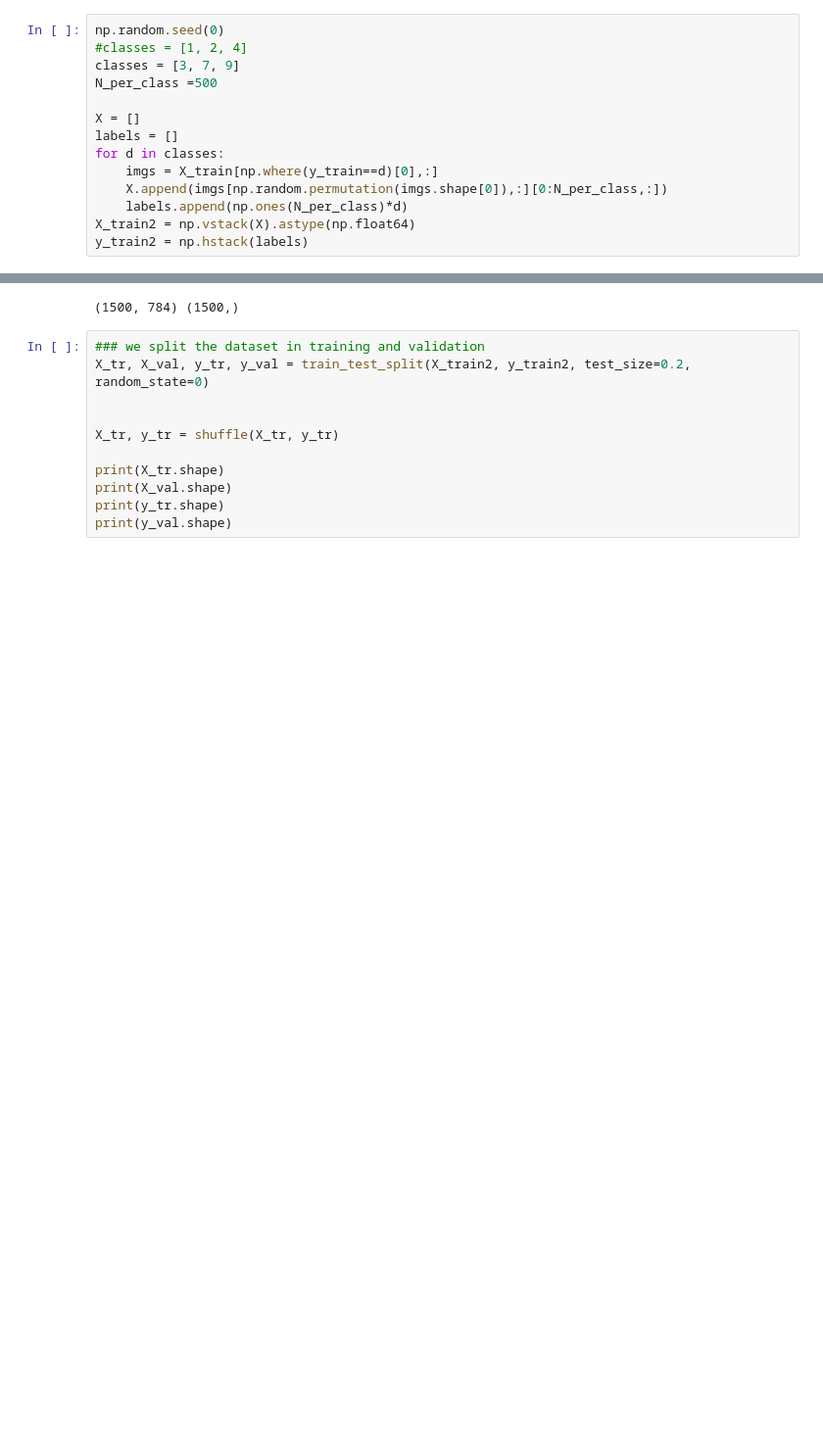
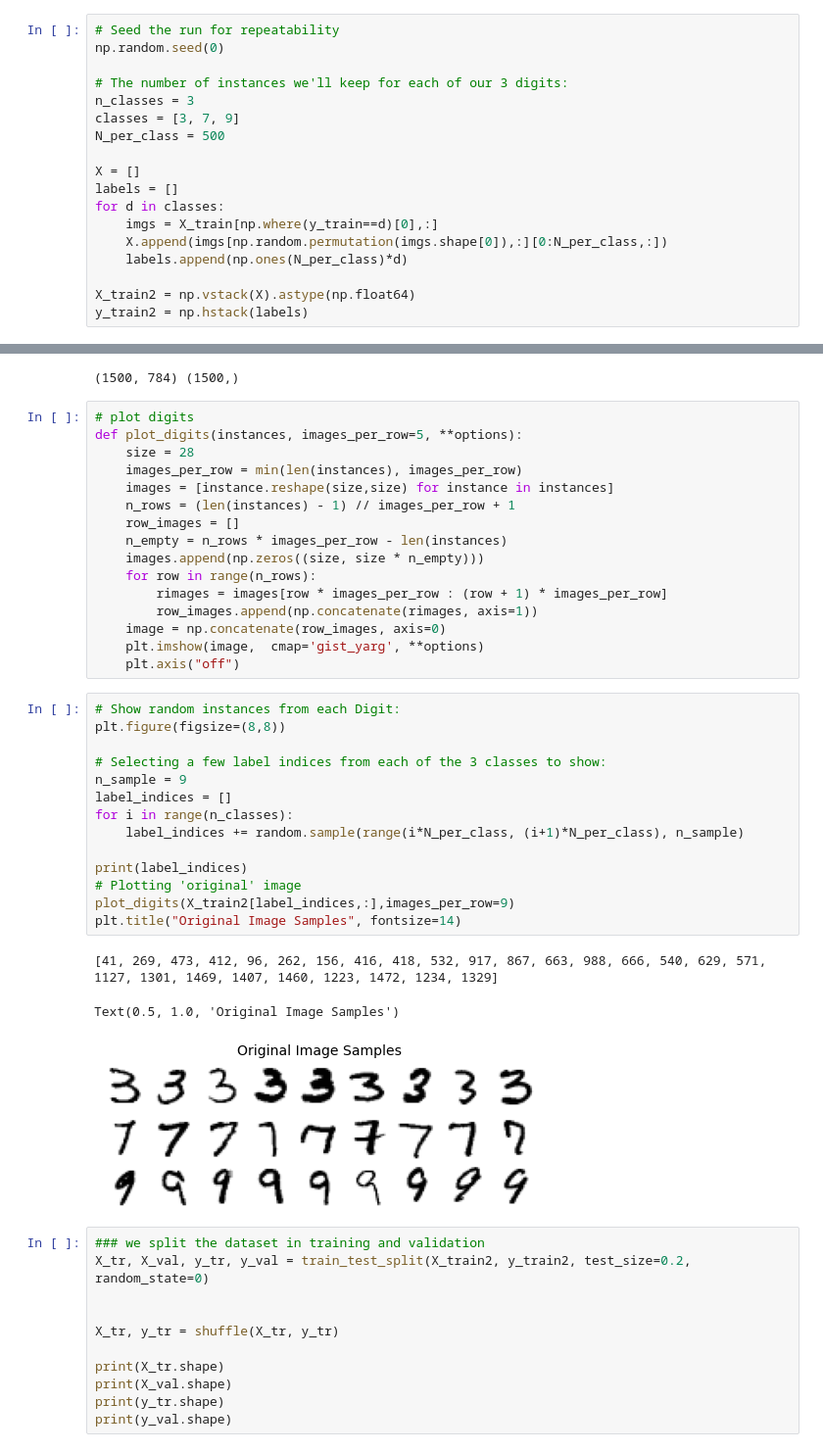
Before and after one commit to darrendefaoite/ET5003_SEM1_2021-2, a Jupyter notebook: Week-1/Etivity1.2.ipynb, the cells around one changed output, grey strips where cells are left out. Shown at 98% size. Drawn from its saved outputs; the diff is of its cells as text; blank space fills up the shorter version.

Commit message:
Updated markdown, plot

```diff
--- a/Week-1/Etivity1.2.ipynb
+++ b/Week-1/Etivity1.2.ipynb
@@ -266,8 +249,11 @@ We can see from the histogram that we have a relatively balanced dataset which s
 # %%
+# Seed the run for repeatability
 np.random.seed(0)
-#classes = [1, 2, 4]
+
+# The number of instances we'll keep for each of our 3 digits:
+n_classes = 3
 classes = [3, 7, 9]
-N_per_class =500
+N_per_class = 500
 
 X = []
 labels = []
@@ -275,5 +261,6 @@ for d in classes:
     imgs = X_train[np.where(y_train==d)[0],:]
     X.append(imgs[np.random.permutation(imgs.shape[0]),:][0:N_per_class,:])
     labels.append(np.ones(N_per_class)*d)
+
 X_train2 = np.vstack(X).astype(np.float64)
 y_train2 = np.hstack(labels)
@@ -281,6 +270,40 @@ y_train2 = np.hstack(labels)
 print(X_train2.shape,y_train2.shape)
 # %% [output]
 (1500, 784) (1500,)
+# %%
+# plot digits
+def plot_digits(instances, images_per_row=5, **options):
+    size = 28
+    images_per_row = min(len(instances), images_per_row)
+    images = [instance.reshape(size,size) for instance in instances]
+    n_rows = (len(instances) - 1) // images_per_row + 1
+    row_images = []
+    n_empty = n_rows * images_per_row - len(instances)
+    images.append(np.zeros((size, size * n_empty)))
+    for row in range(n_rows):
+        rimages = images[row * images_per_row : (row + 1) * images_per_row]
+        row_images.append(np.concatenate(rimages, axis=1))
+    image = np.concatenate(row_images, axis=0)
+    plt.imshow(image,  cmap='gist_yarg', **options)
+    plt.axis("off")
+# %%
+# Show random instances from each Digit:
+plt.figure(figsize=(8,8))
+
+# Selecting a few label indices from each of the 3 classes to show:
+n_sample = 9
+label_indices = []
+for i in range(n_classes):
+    label_indices += random.sample(range(i*N_per_class, (i+1)*N_per_class), n_sample)
+
+print(label_indices)
+# Plotting 'original' image
+plot_digits(X_train2[label_indices,:],images_per_row=9)
+plt.title("Original Image Samples", fontsize=14)
+# %% [output]
+[41, 269, 473, 412, 96, 262, 156, 416, 418, 532, 917, 867, 663, 988, 666, 540, 629, 571, 1127, 1301, 1469, 1407, 1460, 1223, 1472, 1234, 1329]
+Text(0.5, 1.0, 'Original Image Samples')
+[figure, added]
 # %%
 ### we split the dataset in training and validation
 X_tr, X_val, y_tr, y_val = train_test_split(X_train2, y_train2, test_size=0.2, random_state=0)
```
Also changed, not shown: parts of 5 cells of this notebook.
